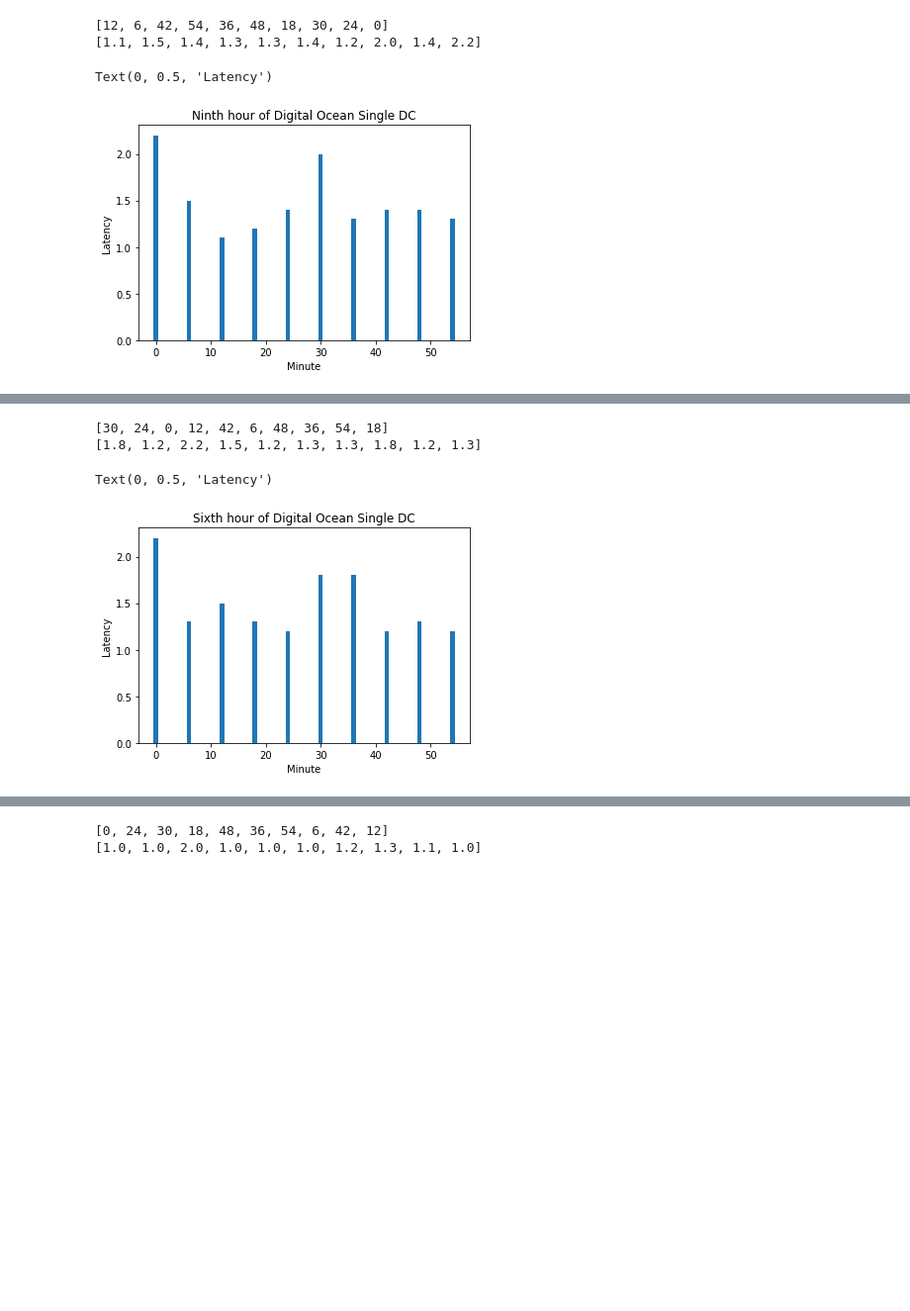
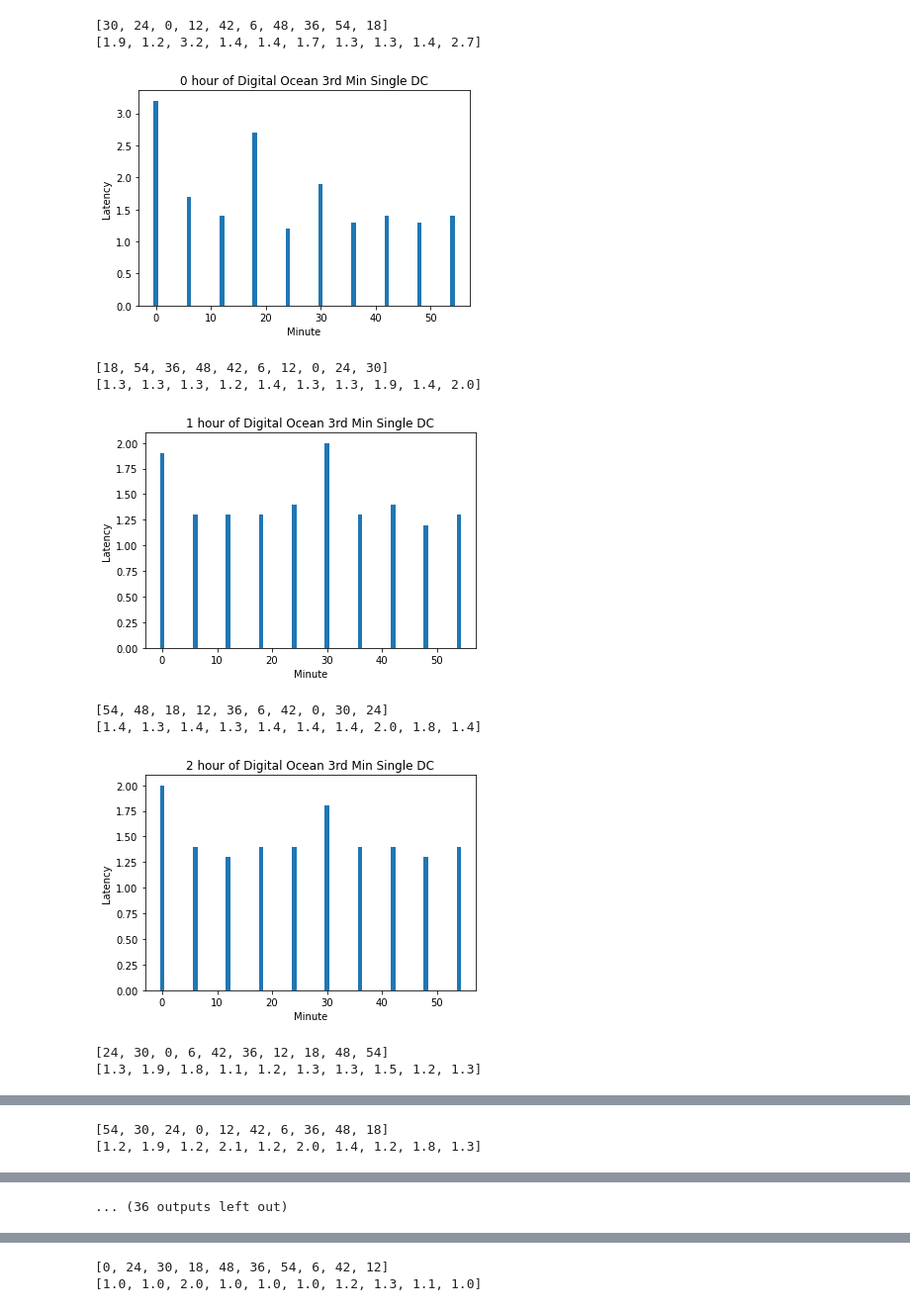
Before and after one commit to yudi-tan/cloud_provider_network_consistency_benchmark, a Jupyter notebook: CS268FTP.ipynb, the cells around one changed output, grey strips where cells are left out. Shown at 99% size. Cells and saved outputs as stored; diff of their text form; code cells hidden in the pictures; blank space fills up the shorter version.

```diff
--- a/CS268FTP.ipynb
+++ b/CS268FTP.ipynb
@@ -88,22 +145,31 @@ def get_dict_minute(prov):
 # %%
-do_min_lat, do_min_thro = get_dict_minute('digital-ocean')
-minutes = []
-latencies = []
-for key in do_min_lat:
-    if key[0] == 9:
-        minutes.append(key[1])
-        latencies.append(do_min_lat[key])
-latencies = list(itertools.chain.from_iterable(latencies))
-latencies = list(map(float, latencies))
-print(minutes)
-print(latencies)
-plt.bar(minutes, latencies)
-plt.title('Ninth hour of Digital Ocean Single DC')
-plt.xlabel("Minute")
-plt.ylabel("Latency")
-#     plt.scatter(, ye)
+
+for i in range(0,24):
+    do_min_lat, do_min_thro = get_dict_minute('digital-ocean')
+    minutes = []
+    latencies = []
+    for key in do_min_lat:
+        if key[0] == i:
+            minutes.append(key[1])
+            latencies.append(do_min_lat[key])
+    latencies = list(itertools.chain.from_iterable(latencies))
+    latencies = list(map(float, latencies))
+    print(minutes)
+    print(latencies)
+    plt.bar(minutes, latencies)
+    plt.title(str(i) + ' hour of Digital Ocean 3rd Min Single DC')
+    plt.xlabel("Minute")
+    plt.ylabel("Latency")
+    plt.show()
 # %% [output]
-[12, 6, 42, 54, 36, 48, 18, 30, 24, 0]
-[1.1, 1.5, 1.4, 1.3, 1.3, 1.4, 1.2, 2.0, 1.4, 2.2]
+[30, 24, 0, 12, 42, 6, 48, 36, 54, 18]
+[1.9, 1.2, 3.2, 1.4, 1.4, 1.7, 1.3, 1.3, 1.4, 2.7]
+[figure, new version]
-Text(0, 0.5, 'Latency')
+[18, 54, 36, 48, 42, 6, 12, 0, 24, 30]
+[1.3, 1.3, 1.3, 1.2, 1.4, 1.3, 1.3, 1.9, 1.4, 2.0]
-[figure, old version]
+[figure, added]
+[54, 48, 18, 12, 36, 6, 42, 0, 30, 24]
+[1.4, 1.3, 1.4, 1.3, 1.4, 1.4, 1.4, 2.0, 1.8, 1.4]
+[figure, added]
+[24, 30, 0, 6, 42, 36, 12, 18, 48, 54]
+[1.3, 1.9, 1.8, 1.1, 1.2, 1.3, 1.3, 1.5, 1.2, 1.3]
@@ -109,0 +177,2 @@ Text(0, 0.5, 'Latency')
+[54, 30, 24, 0, 12, 42, 6, 36, 48, 18]
+[1.2, 1.9, 1.2, 2.1, 1.2, 2.0, 1.4, 1.2, 1.8, 1.3]
@@ -110,21 +183 @@ Text(0, 0.5, 'Latency')
+... (36 outputs left out)
-# %%
-do_min_lat, do_min_thro = get_dict_minute('digital-ocean')
-minutes = []
-latencies = []
-for key in do_min_lat:
-    if key[0] == 6:
-        minutes.append(key[1])
-        latencies.append(do_min_lat[key])
-latencies = list(itertools.chain.from_iterable(latencies))
-latencies = list(map(float, latencies))
-print(minutes)
-print(latencies)
-plt.bar(minutes, latencies)
-plt.title('Sixth hour of Digital Ocean Single DC')
-plt.xlabel("Minute")
-plt.ylabel("Latency")
-# %% [output]
-[30, 24, 0, 12, 42, 6, 48, 36, 54, 18]
-[1.8, 1.2, 2.2, 1.5, 1.2, 1.3, 1.3, 1.8, 1.2, 1.3]
-Text(0, 0.5, 'Latency')
-[figure, removed]
```
Also changed, not shown: parts of 11 cells of this notebook.
